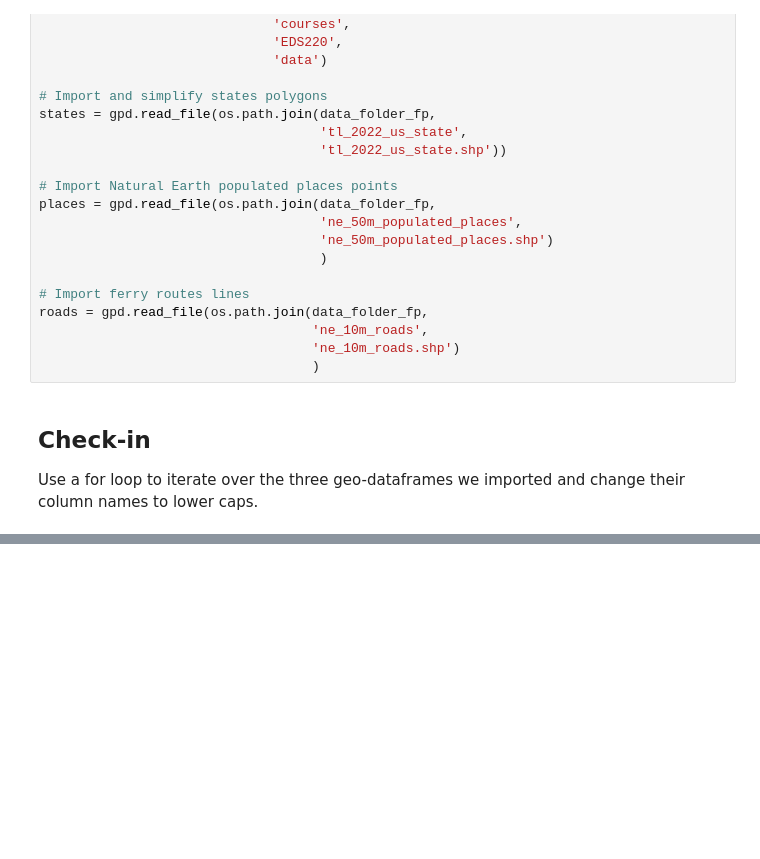
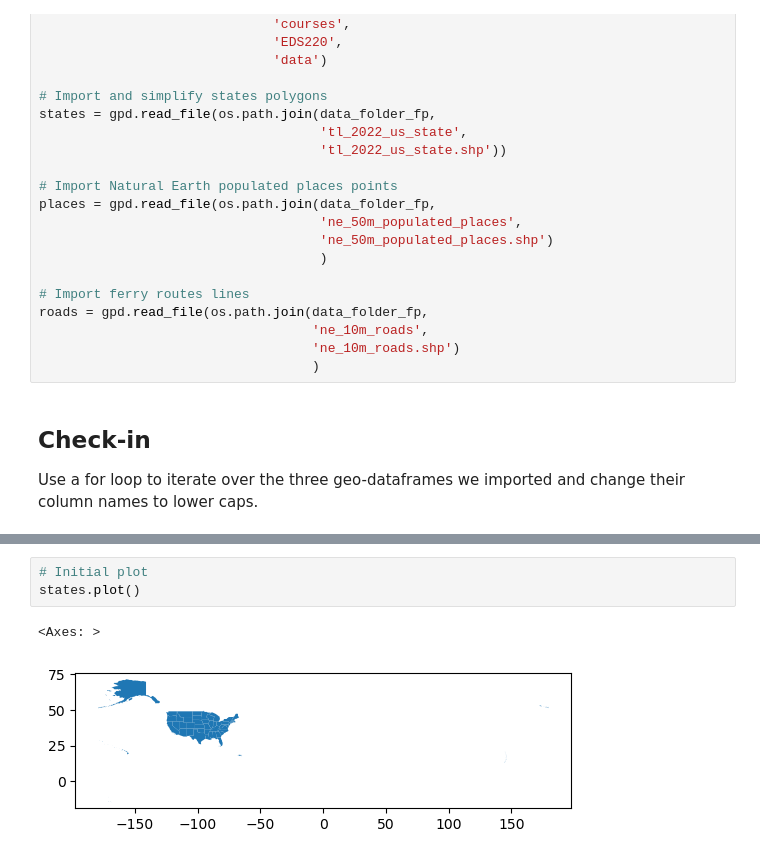
Before and after one commit to mmyiv/eds22--0-2024-in-class, a Jupyter notebook: week-7-clipping-STUDENTS.ipynb, the cells around one changed output, grey strips where cells are left out. Drawn from its saved outputs; the diff is of its cells as text; blank space fills up the shorter version.

```diff
--- a/week-7-clipping-STUDENTS.ipynb
+++ b/week-7-clipping-STUDENTS.ipynb
@@ -67,0 +100,6 @@ Use a for loop to iterate over the three geo-dataframes we imported and change t
+# %%
+# Initial plot
+states.plot()
+# %% [output]
+<Axes: >
+[figure, added]
```
Also changed, not shown: parts of 37 cells of this notebook.
